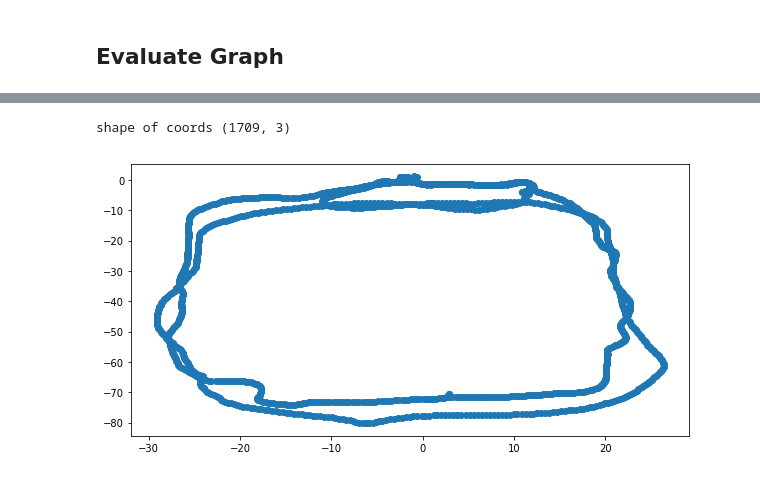
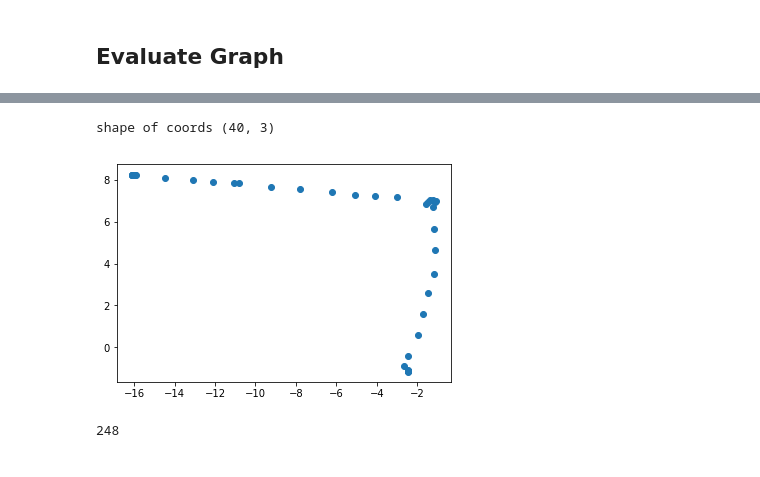
Before and after one commit to ethz-asl/fgsp, a Jupyter notebook: src/check_recordings.ipynb, the cells around one changed output, grey strips where cells are left out. Drawn from its saved outputs; the diff is of its cells as text; code cells hidden in the pictures.

```diff
--- a/src/check_recordings.ipynb
+++ b/src/check_recordings.ipynb
@@ -16,7 +16,7 @@ plt.rcParams['figure.figsize'] = (10, 5)
 ## General Settings
 # %%
 dataroot = '/mnt/data/datasets/fgsp/'
-datasets = ['arche_anymal_1_1625662576283090944/', 'arche_anymal_1_1625664088111579136/', 'arche_anymal_1_1625668348719136768/', 'arche_anymal_1_1625671647254020096/', 'arche_anymal_1_1625674533472043008/', 'arche_anymal_1_1625658453114486784/']
+datasets = ['test/']
 
 n_datasets = len(datasets)
 opt_signals = []
@@ -130,7 +119,11 @@ graph_per_dataset[4].plot()
 # %%
-i=2
+i=0
 plt.scatter(opt_graph_coords[i][:,0], opt_graph_coords[i][:,1])
 print(f'shape of coords {opt_graph_coords[i].shape}')
 # %% [output]
-shape of coords (1709, 3)
+shape of coords (40, 3)
-[figure, old version]
+[figure, new version]
+# %%
+np.count_nonzero(est_trajectory[i])
+# %% [output]
+248
```
Also changed, not shown: parts of 5 cells of this notebook, 8 other files.
